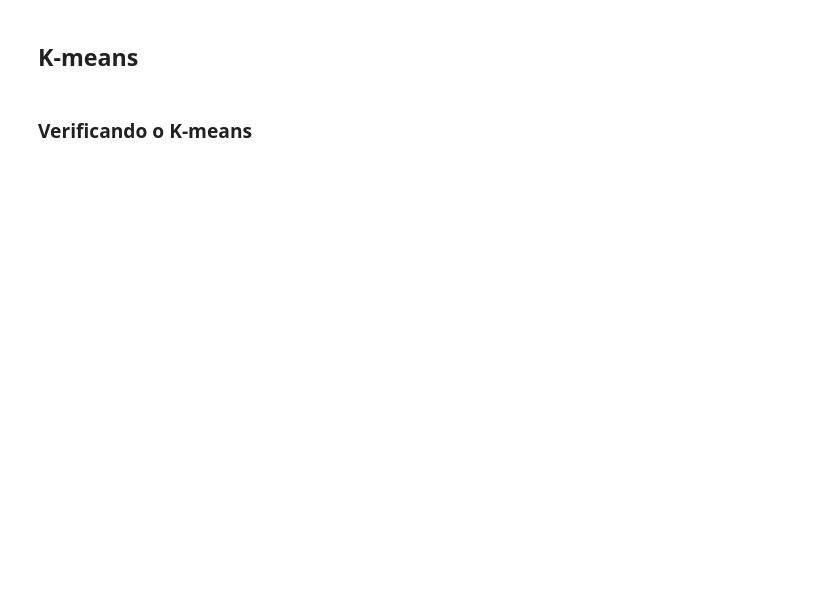
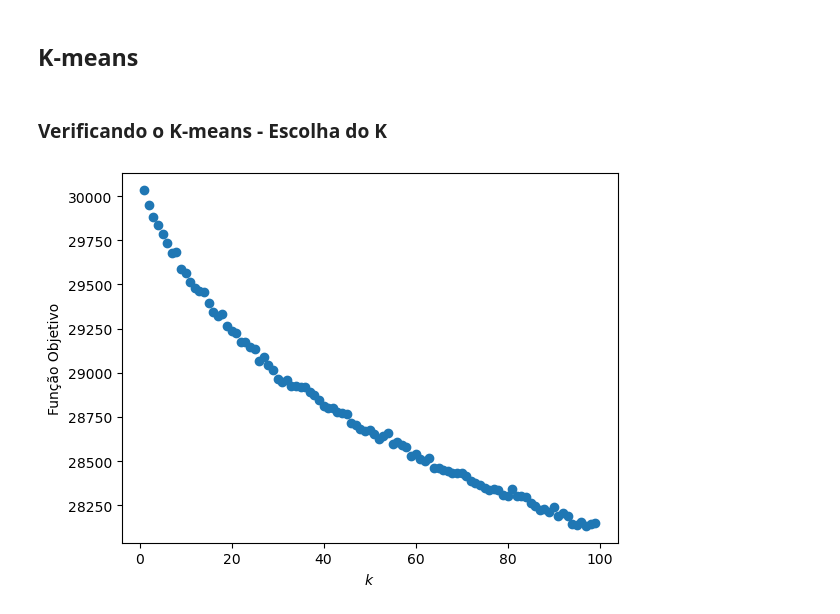
Before and after one commit to MiguelPim01/T1-Ciencia-de-Dados, a Jupyter notebook: main.ipynb, the cells around one changed output. Saved outputs shown, nothing was run; the diff lists cells and outputs as text; code cells hidden in the pictures; blank space fills up the shorter version.

```diff
--- a/main.ipynb
+++ b/main.ipynb
@@ -316,5 +313,5 @@ y_kmeans = kmeans.predict(X_REDUCED)
 # %% [markdown]
-### Verificando o K-means
+### Verificando o K-means - Escolha do K
 # %%
 import sklearn.metrics as metrics
 import seaborn as sns
@@ -323,0 +318,13 @@ euclidean_dists
+# %%
+inertia = []
+max_groups = 100
+for i in range(1, max_groups):
+  km = KMeans(n_clusters = i)
+  km.fit(X_REDUCED)
+  inertia.append(km.inertia_)
+
+plt.scatter(range(1, max_groups), inertia)
+_ = plt.ylabel("Função Objetivo")
+_ = plt.xlabel(r"$k$")
+# %% [output]
+[figure, added]
```
Also changed, not shown: parts of 29 cells of this notebook.
